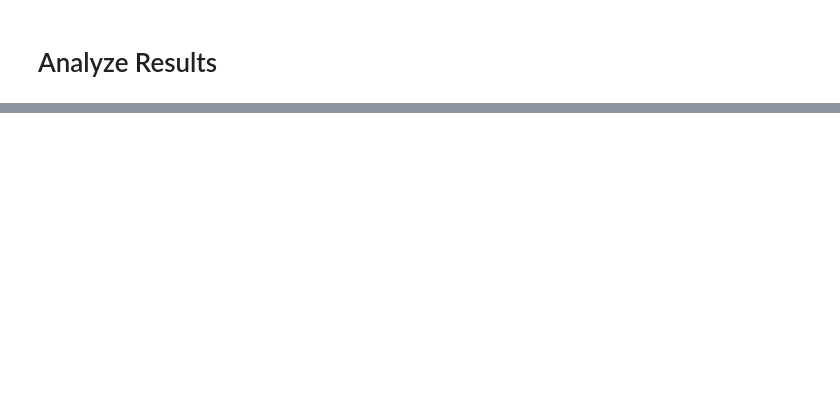
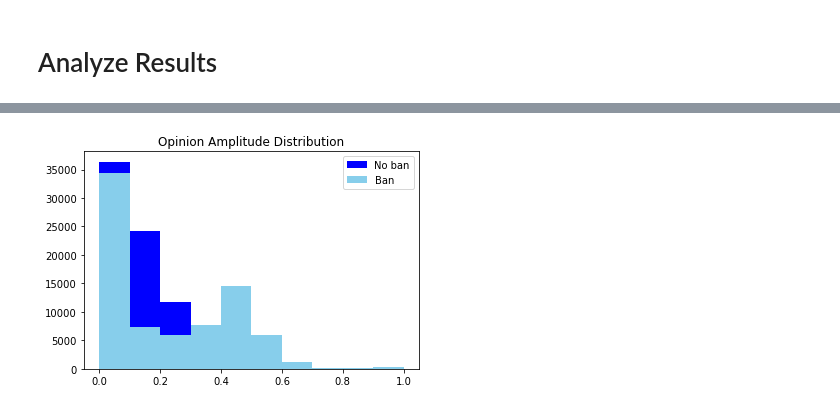
Before and after one commit to zlisto/opinion_dynamics, a Jupyter notebook: ShadowbanAdaptive.ipynb, the cells around one changed output, grey strips where cells are left out. Drawn from its saved outputs; the diff is of its cells as text; code cells hidden in the pictures; blank space fills up the shorter version.

```diff
--- a/ShadowbanAdaptive.ipynb
+++ b/ShadowbanAdaptive.ipynb
@@ -538,2 +558,19 @@ plt.show()
 # %%
-FFT on Opinions_ban
+import matplotlib.pyplot as plt
+# Check oscillation
+Opinions_max_no_ban = np.max(Opinions_no_ban, axis=0)
+Opinions_min_no_ban = np.min(Opinions_no_ban, axis=0)
+Opinions_amplitude_no_ban = Opinions_max_no_ban - Opinions_min_no_ban
+
+Opinions_max_ban = np.max(Opinions_ban, axis=0)
+Opinions_min_ban = np.min(Opinions_ban, axis=0)
+Opinions_amplitude_ban = Opinions_max_ban - Opinions_min_ban
+
+plt.hist(Opinions_amplitude_no_ban, label='No ban', color='blue')
+plt.hist(Opinions_amplitude_ban, label='Ban', color='skyblue')
+
+plt.title('Opinion Amplitude Distribution')
+plt.legend()
+plt.show()
+# %% [output]
+[figure, added]
```
Also changed, not shown: parts of 6 cells of this notebook.
